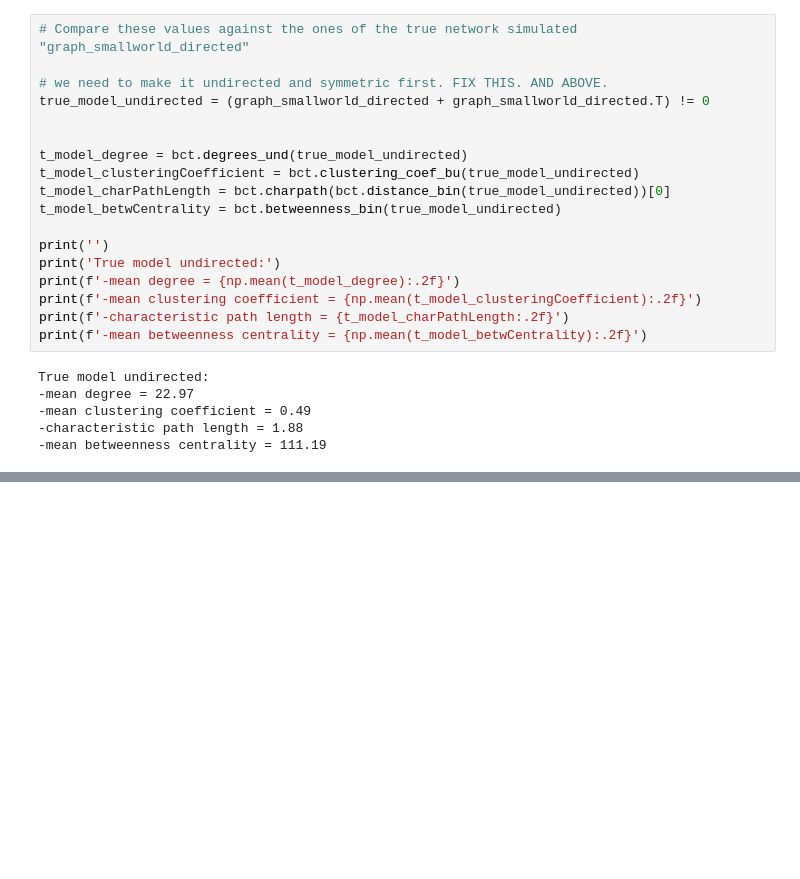
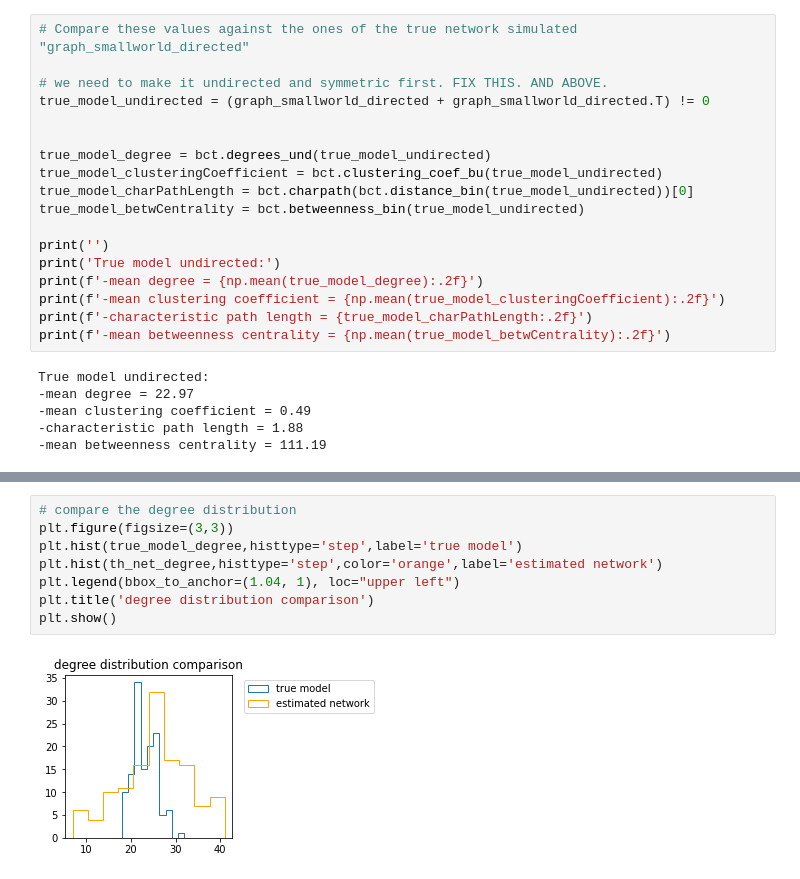
Before and after one commit to rubenSaro/connGraphTheory, a Jupyter notebook: pilot.ipynb, the cells around one changed output, grey strips where cells are left out. Drawn from its saved outputs; the diff is of its cells as text; blank space fills up the shorter version.

```diff
--- a/pilot.ipynb
+++ b/pilot.ipynb
@@ -809,17 +807,17 @@ Estimated thresholded network:
 true_model_undirected = (graph_smallworld_directed + graph_smallworld_directed.T) != 0
 
 
-t_model_degree = bct.degrees_und(true_model_undirected)
-t_model_clusteringCoefficient = bct.clustering_coef_bu(true_model_undirected)
-t_model_charPathLength = bct.charpath(bct.distance_bin(true_model_undirected))[0]
-t_model_betwCentrality = bct.betweenness_bin(true_model_undirected)
+true_model_degree = bct.degrees_und(true_model_undirected)
+true_model_clusteringCoefficient = bct.clustering_coef_bu(true_model_undirected)
+true_model_charPathLength = bct.charpath(bct.distance_bin(true_model_undirected))[0]
+true_model_betwCentrality = bct.betweenness_bin(true_model_undirected)
 
 print('')
 print('True model undirected:')
-print(f'-mean degree = {np.mean(t_model_degree):.2f}')
-print(f'-mean clustering coefficient = {np.mean(t_model_clusteringCoefficient):.2f}')
-print(f'-characteristic path length = {t_model_charPathLength:.2f}')
-print(f'-mean betweenness centrality = {np.mean(t_model_betwCentrality):.2f}')
+print(f'-mean degree = {np.mean(true_model_degree):.2f}')
+print(f'-mean clustering coefficient = {np.mean(true_model_clusteringCoefficient):.2f}')
+print(f'-characteristic path length = {true_model_charPathLength:.2f}')
+print(f'-mean betweenness centrality = {np.mean(true_model_betwCentrality):.2f}')
 # %% [output]
 True model undirected:
 -mean degree = 22.97
@@ -846,3 +847,13 @@ Ttest_indResult(statistic=-3.361077311582198, pvalue=0.0008959236400559123)
 
 The pval < 0.001 give us some credence to reject H0
 and conclude that the mean degree is different between networks
+# %%
+# compare the degree distribution
+plt.figure(figsize=(3,3))
+plt.hist(true_model_degree,histtype='step',label='true model')
+plt.hist(th_net_degree,histtype='step',color='orange',label='estimated network')
+plt.legend(bbox_to_anchor=(1.04, 1), loc="upper left")
+plt.title('degree distribution comparison')
+plt.show()
+# %% [output]
+[figure, added]
```
Also changed, not shown: parts of 3 cells of this notebook.
